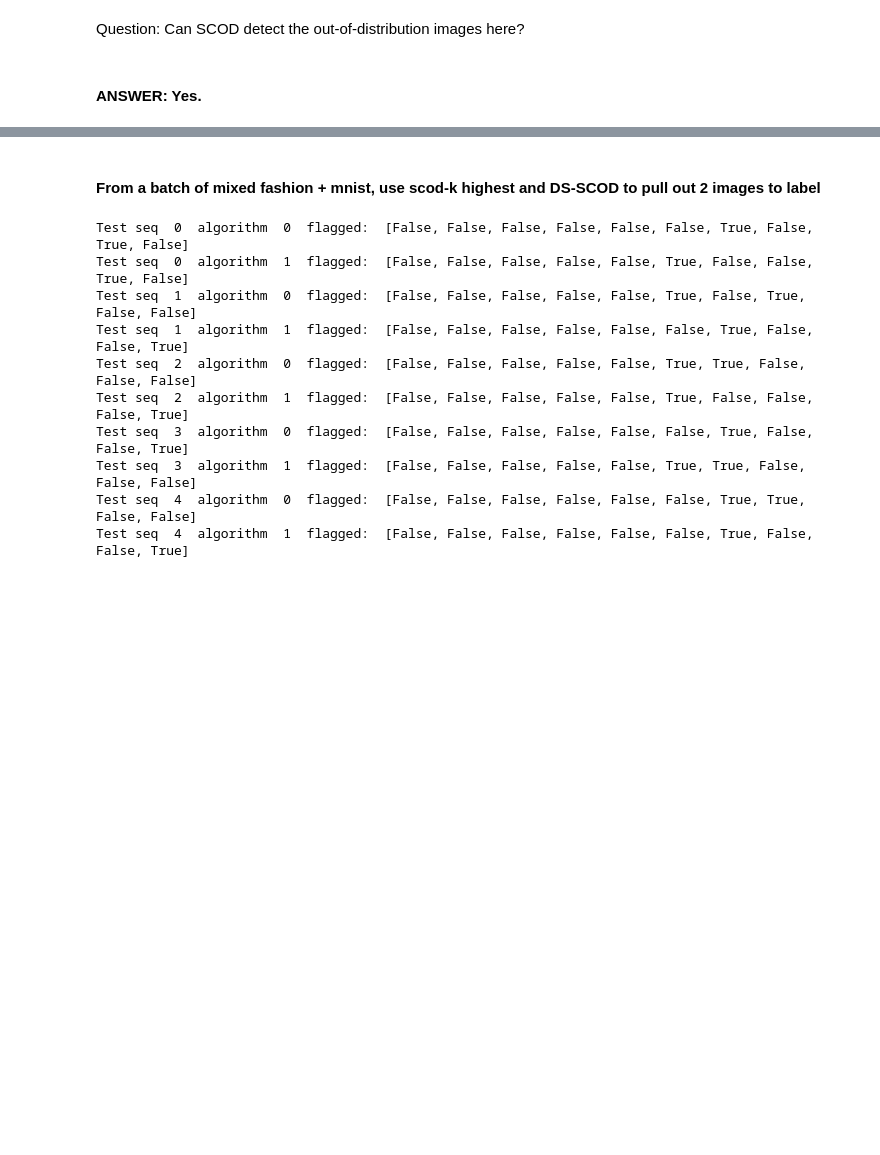
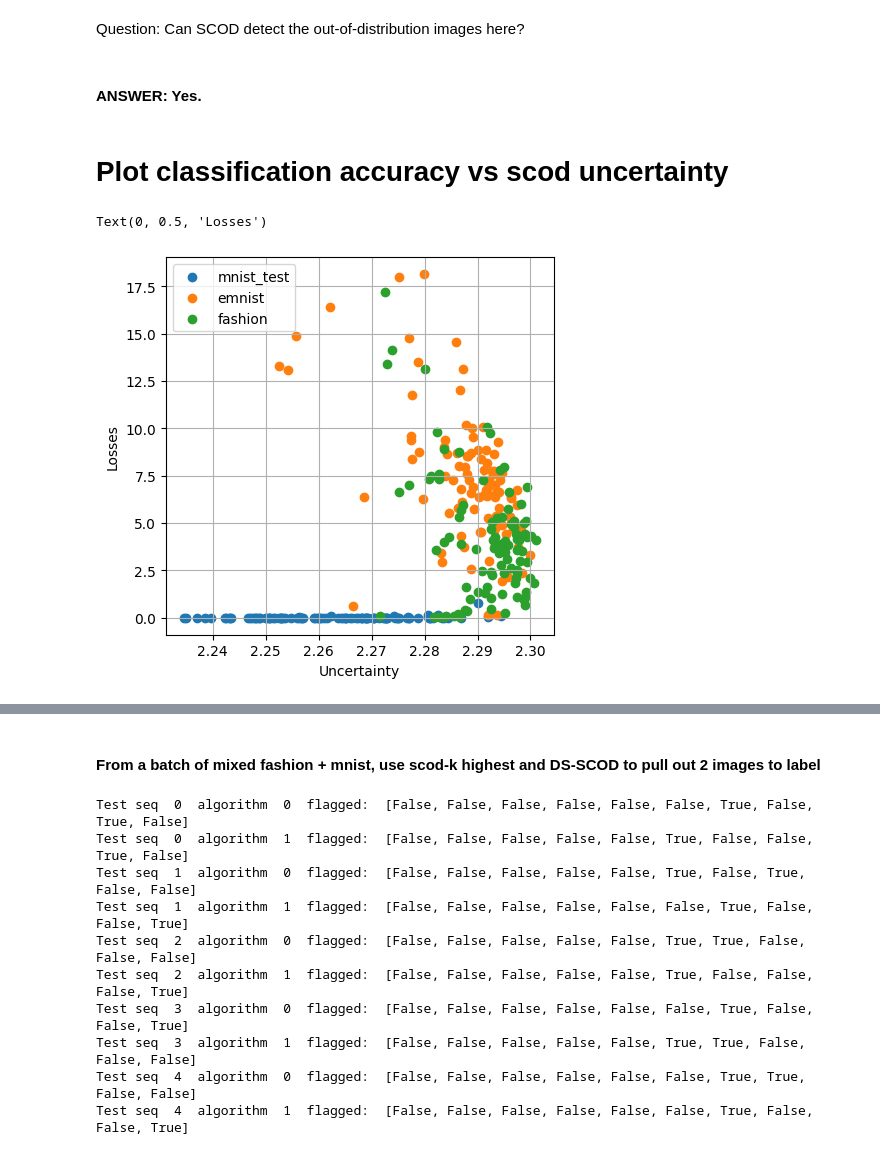
Before and after one commit to StanfordASL/data-lifecycle-management, a Jupyter notebook: test_mnist.ipynb, the cells around one changed output, grey strips where cells are left out. Drawn from its saved outputs; the diff is of its cells as text; code cells hidden in the pictures; blank space fills up the shorter version.

```diff
--- a/test_mnist.ipynb
+++ b/test_mnist.ipynb
@@ -60,3 +60,53 @@ for di, dataset in enumerate(datasets_to_viz):
 Question: Can SCOD detect the out-of-distribution images here?
 # %% [markdown]
 #### ANSWER: Yes.
+# %% [markdown]
+# Plot classification accuracy vs scod uncertainty
+# %%
+dataloaders, dataset_sizes = create_dataloaders('', batch_size, dataset_name = dataset_name)
+
+images = {'mnist_test':100, 'fashion':100}
+images = {'mnist_test':100, 'emnist':100, 'fashion':100}
+
+accs = {}
+uncs = {}
+losses = {}
+np.random.seed(seed=11)
+for dname in images:
+    accs[dname] = np.zeros(images[dname])
+    uncs[dname] = np.zeros(images[dname])
+    losses[dname] = np.zeros(images[dname])
+    idxs = np.random.choice(len(dataloaders[dname].dataset), images[dname])
+    for i, idx in enumerate(idxs):
+        input, target = (dataloaders[dname].dataset)[idx]
+        device = torch.device("cuda:0" if torch.cuda.is_available() else "cpu")
+        if unc_model is not None:
+            z_mean, z_var = unc_model(input.to(device).unsqueeze(0))
+            pred = np.argmax(z_mean[0].detach().cpu().numpy())
+
+            dist_layer = scod.distributions.CategoricalLogitLayer()
+            unc = eval_scod(input, unc_model, dist_layer)
+            unc = unc.item()
+
+            accs[dname][i] = (pred==target)
+            uncs[dname][i] = unc
+        if model is not None:
+            output = model(input.to(device).unsqueeze(0))
+            dist = dist_layer(output.to(device))
+            if target > 9:
+                target = 9
+            loss = -dist.log_prob(torch.tensor(target).to(device))
+            mean_loss = loss.mean().item()
+            losses[dname][i] = mean_loss
+# %%
+fig, axes = plt.subplots(1,1, figsize = [5,5], dpi = 100)
+ax = axes
+for dname in images:
+    ax.scatter(uncs[dname], losses[dname], label=dname)
+ax.legend()
+ax.grid()
+ax.set_xlabel('Uncertainty')
+ax.set_ylabel('Losses')
+# %% [output]
+Text(0, 0.5, 'Losses')
+[figure, added]
```
Also changed, not shown: parts of 6 cells of this notebook, 3 other files.
